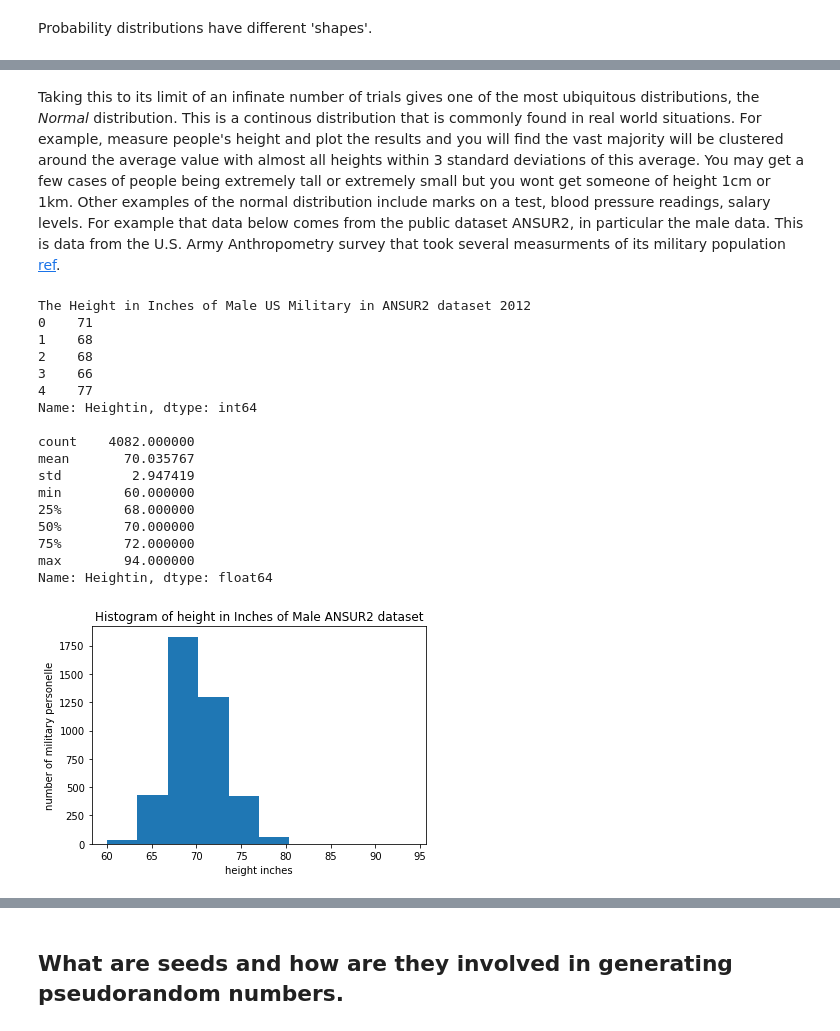
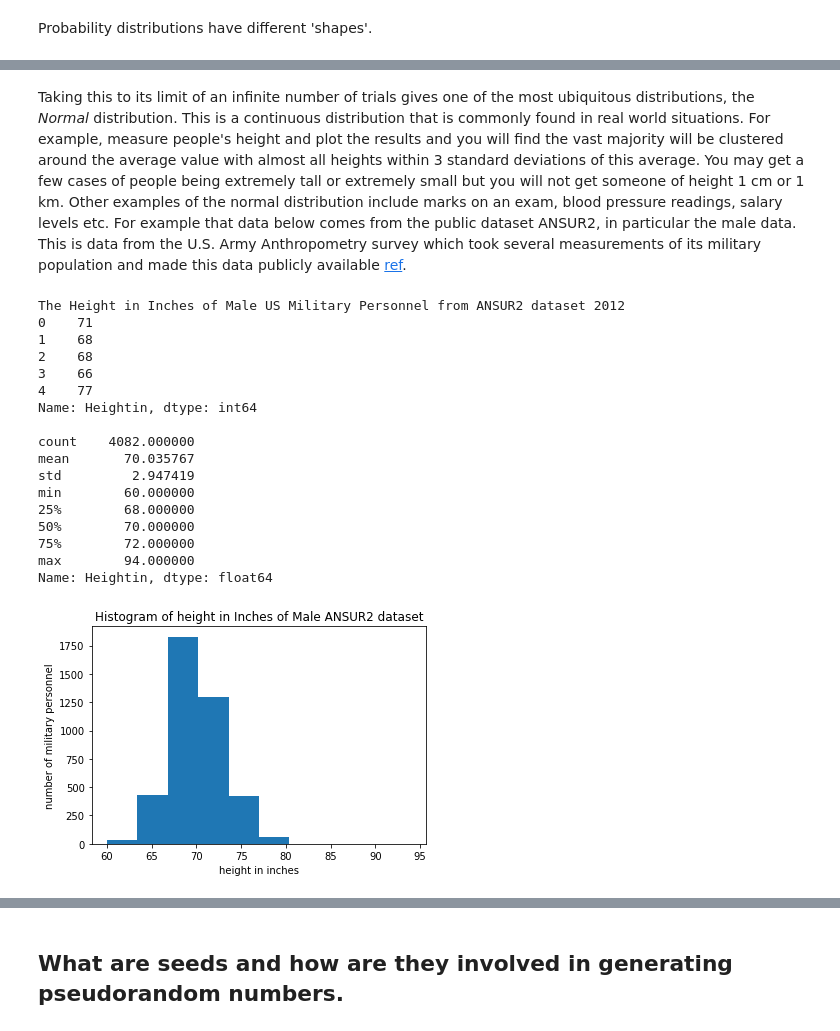
Before and after one commit to Osheah/p4da-numpy-random, a Jupyter notebook: numpy-random.ipynb, the cells around one changed output, grey strips where cells are left out. Drawn from its saved outputs; the diff is of its cells as text; code cells hidden in the pictures.

```diff
--- a/numpy-random.ipynb
+++ b/numpy-random.ipynb
@@ -857,34 +897,34 @@ plt.subplots_adjust(bottom=1.0, right=2.0, top=2.0)
 # %% [markdown]
-Taking this to its limit of an infinate number of trials gives one of the most ubiquitous distributions, the *Normal* distribution. This is a continous distribution that is commonly found in real world situations. For example, measure people's height and plot the results and you will find the vast majority will be clustered around the average value with almost all heights within 3 standard deviations of this average. You may get a few cases of people being extremely tall or extremely small but you wont get someone of height 1cm or 1km. Other examples of the normal distribution include marks on a test, blood pressure readings, salary  levels. For example that data below comes from the public dataset ANSUR2, in particular the male data. This is data from the U.S. Army Anthropometry survey that took several measurments of its military population [ref](http://mreed.umtri.umich.edu/mreed/downloads.html).
+Taking this to its limit of an infinite number of trials gives one of the most ubiquitous distributions, the *Normal* distribution. This is a continuous distribution that is commonly found in real world situations. For example, measure people's height and plot the results and you will find the vast majority will be clustered around the average value with almost all heights within 3 standard deviations of this average. You may get a few cases of people being extremely tall or extremely small but you will not get someone of height 1 cm or 1 km. Other examples of the normal distribution include marks on an exam, blood pressure readings, salary  levels etc. For example that data below comes from the public dataset ANSUR2, in particular the male data. This is data from the U.S. Army Anthropometry survey which took several measurements of its military population and made this data publicly available [ref](http://mreed.umtri.umich.edu/mreed/downloads.html).
 # %%
 # data taken from http://www.ucd.ie/ecomodel/Resources/datasets_WebVersion.html in particular http://mreed.umtri.umich.edu/mreed/downloads/anthro/ANSUR2Distribution.zip
 df=pd.read_csv("data/ANSURIIMALEPublic.csv", encoding = "ISO-8859-1")
-print("The Height in Inches of Male US Military in ANSUR2 dataset 2012")
+print("The Height in Inches of Male US Military Personnel from ANSUR2 dataset 2012")
 heights = df.loc[:,'Heightin']
 print(heights.head(), "\n")
 print(heights.describe(), "\n")
 plt.title("Histogram of height in Inches of Male ANSUR2 dataset")
-plt.xlabel("height inches")
-plt.ylabel("number of military personelle")
+plt.xlabel("height in inches")
+plt.ylabel("number of military personnel")
 plt.hist(heights)
 plt.show()
 # %% [output]
-The Height in Inches of Male US Military in ANSUR2 dataset 2012
+The Height in Inches of Male US Military Personnel from ANSUR2 dataset 2012
 0    71
 1    68
 2    68
 3    66
 4    77
 Name: Heightin, dtype: int64
 
 count    4082.000000
 mean       70.035767
 std         2.947419
 min        60.000000
 25%        68.000000
 50%        70.000000
 75%        72.000000
 max        94.000000
 Name: Heightin, dtype: float64
-[figure, old version]
+[figure, new version]
 # %% [markdown]
```
Also changed, not shown: parts of 70 cells of this notebook, 3 other files.
